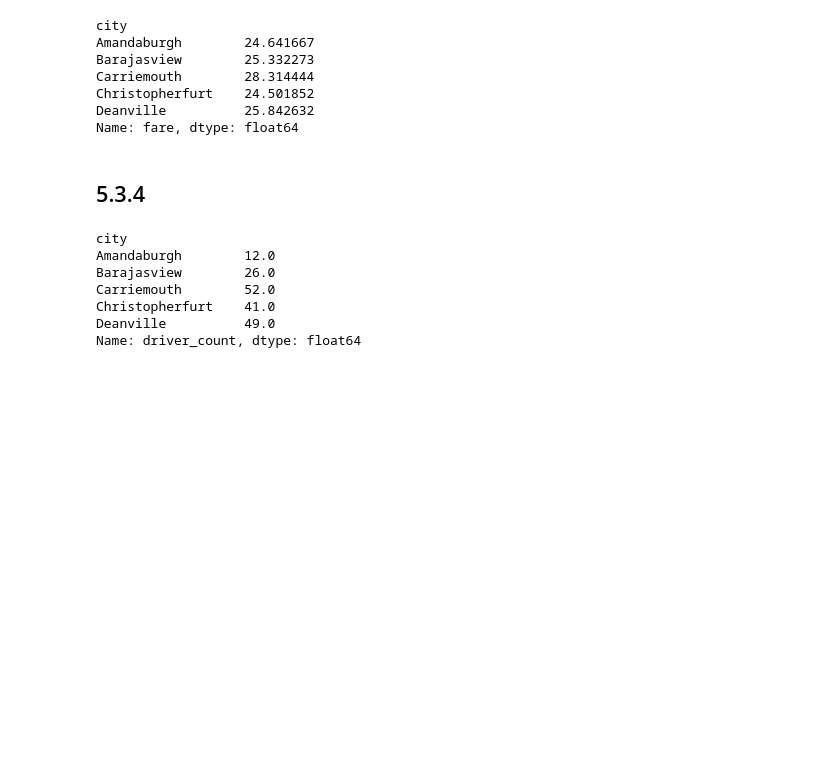
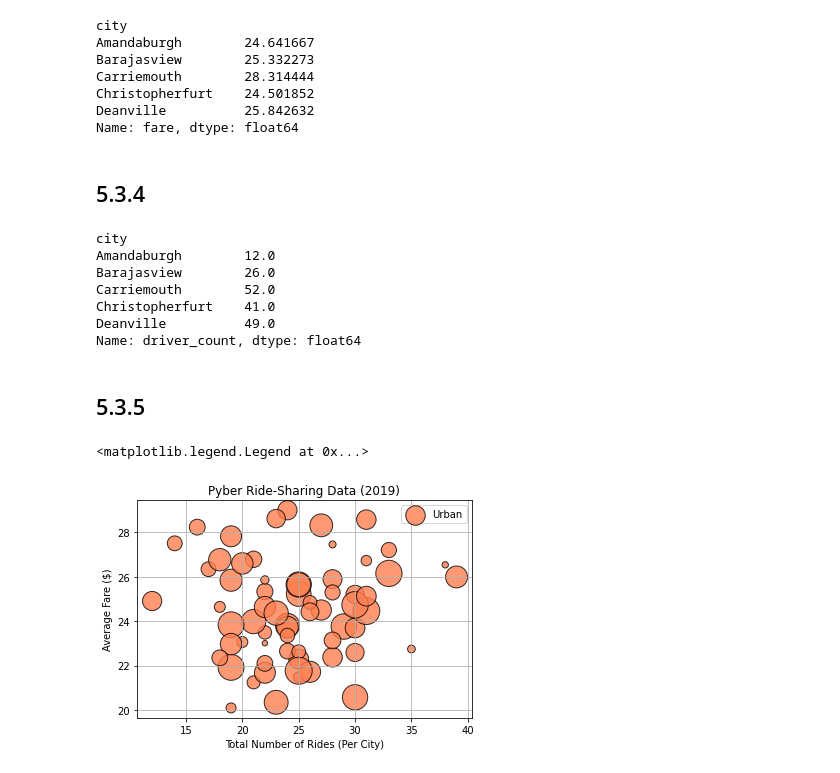
Before and after one commit to aamotz001/PyBer_Analysis, a Jupyter notebook: PyBer_ride_data.ipynb, the cells around one changed output. Cells and saved outputs as stored; diff of their text form; code cells hidden in the pictures; blank space fills up the shorter version.

```diff
--- a/PyBer_ride_data.ipynb
+++ b/PyBer_ride_data.ipynb
@@ -283,3 +283,28 @@ Name: driver_count, dtype: float64
 # Get the average number of drivers for each city for the suburban and rural cities.
 suburban_driver_count = suburban_cities_df.groupby(["city"]).mean()["driver_count"]
 rural_driver_count = rural_cities_df.groupby(["city"]).mean()["driver_count"]
+# %% [markdown]
+## 5.3.5
+# %%
+# Build scatter plots for urban cities
+plt.scatter(urban_ride_count, urban_avg_fare,
+            s = 10*urban_driver_count,
+            color = 'coral',
+            edgecolor = 'black',
+            linewidths = 1,
+            alpha = 0.8,
+            label = 'Urban'
+           )
+# Add title x/y axis labels
+plt.title('Pyber Ride-Sharing Data (2019)')
+plt.xlabel('Total Number of Rides (Per City)')
+plt.ylabel('Average Fare ($)')
+
+# Add a grid
+plt.grid(True)
+
+# Add a legend
+plt.legend()
+# %% [output]
+<matplotlib.legend.Legend at 0x...>
+[figure, added]
```
Also changed, not shown: parts of 4 cells of this notebook, 1 other file.
